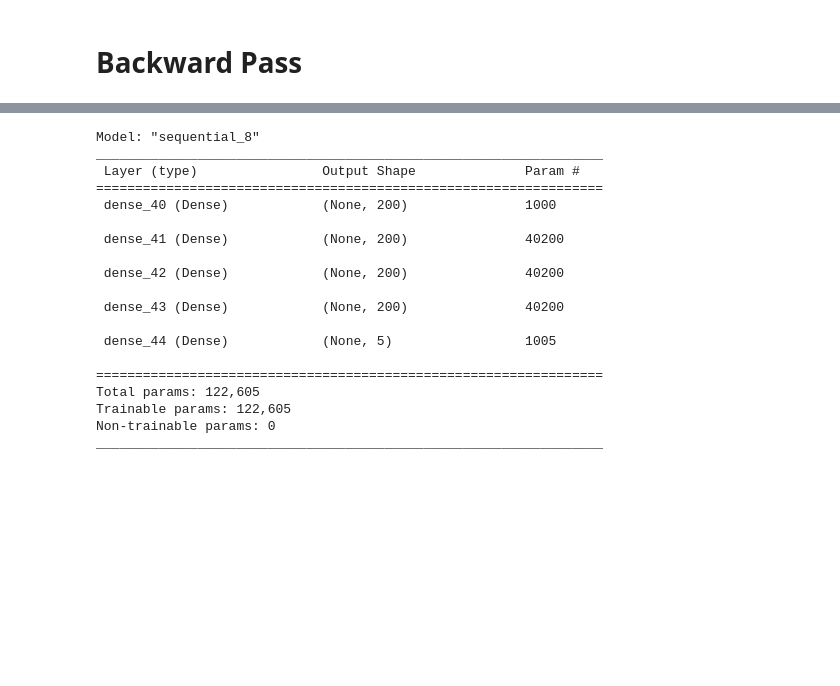
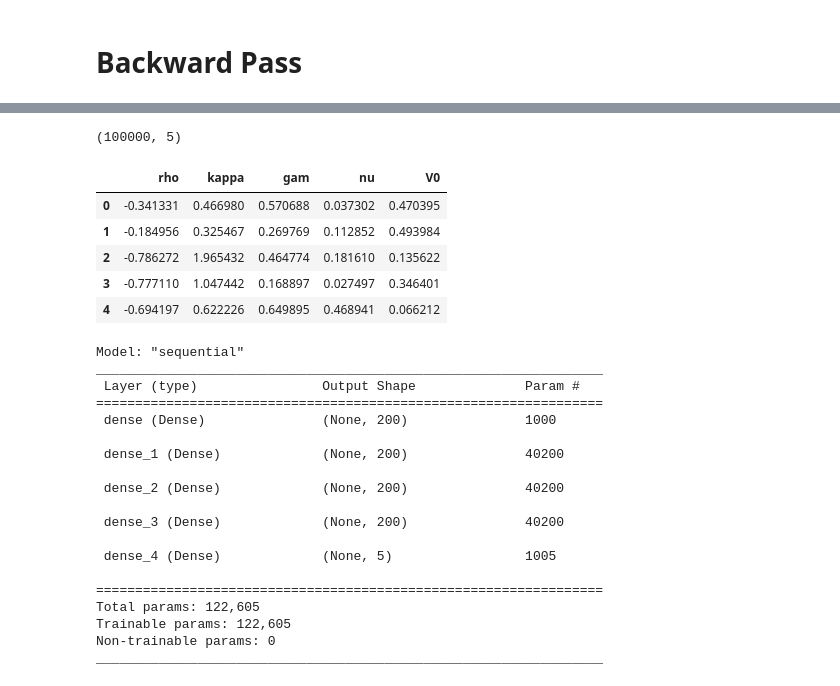
Before and after one commit to amendezll/projet_recherche, a Jupyter notebook: NN_model.ipynb, the cells around one changed output, grey strips where cells are left out. Drawn from its saved outputs; the diff is of its cells as text; code cells hidden in the pictures; blank space fills up the shorter version.

```diff
--- a/NN_model.ipynb
+++ b/NN_model.ipynb
@@ -343,3 +350,14 @@ X.shape
+# %%
+print(y.shape)
+y.head()
+# %% [output]
+(100000, 5)
+|  | rho | kappa | gam | nu | V0 |
+| 0 | -0.341331 | 0.466980 | 0.570688 | 0.037302 | 0.470395 |
+| 1 | -0.184956 | 0.325467 | 0.269769 | 0.112852 | 0.493984 |
+| 2 | -0.786272 | 1.965432 | 0.464774 | 0.181610 | 0.135622 |
+| 3 | -0.777110 | 1.047442 | 0.168897 | 0.027497 | 0.346401 |
+| 4 | -0.694197 | 0.622226 | 0.649895 | 0.468941 | 0.066212 |
 # %%
 train_ratio = 0.8
 validation_ratio = 0.1
@@ -353,7 +371,7 @@ x_train, x_test, y_train, y_test = train_test_split(X, y, test_size=1 - train_ra
 # validation is now 10% of the initial data set
 x_val, x_test, y_val, y_test = train_test_split(x_test, y_test, test_size=test_ratio/(test_ratio + validation_ratio), random_state=1)
 # %%
-# epochs is the number of iterations over the data
+# epochs is the number of iterat ions over the data
 # verbose is a parameter to obtain additional information
 # Note: define the batch size to
 initializer = tf.keras.initializers.GlorotUniform()
@@ -366,24 +384,23 @@ model3 = tf.keras.Sequential([
     ])
 model3.compile(optimizer='adam',
                loss='mean_squared_error',
-               metrics =[keras.metrics.MeanSquaredError(),
-                         keras.metrics.MeanAbsoluteError(),
+               metrics =[keras.metrics.MeanAbsoluteError(),
                          keras.metrics.MeanAbsolutePercentageError()])
 model3.summary()
 # %% [output]
-Model: "sequential_8"
+Model: "sequential"
 _________________________________________________________________
  Layer (type)                Output Shape              Param #
 =================================================================
- dense_40 (Dense)            (None, 200)               1000
+ dense (Dense)               (None, 200)               1000
 
- dense_41 (Dense)            (None, 200)               40200
+ dense_1 (Dense)             (None, 200)               40200
 
- dense_42 (Dense)            (None, 200)               40200
+ dense_2 (Dense)             (None, 200)               40200
 
- dense_43 (Dense)            (None, 200)               40200
+ dense_3 (Dense)             (None, 200)               40200
 
- dense_44 (Dense)            (None, 5)                 1005
+ dense_4 (Dense)             (None, 5)                 1005
 
 =================================================================
 Total params: 122,605
```
Also changed, not shown: parts of 32 cells of this notebook, 6 other files.
